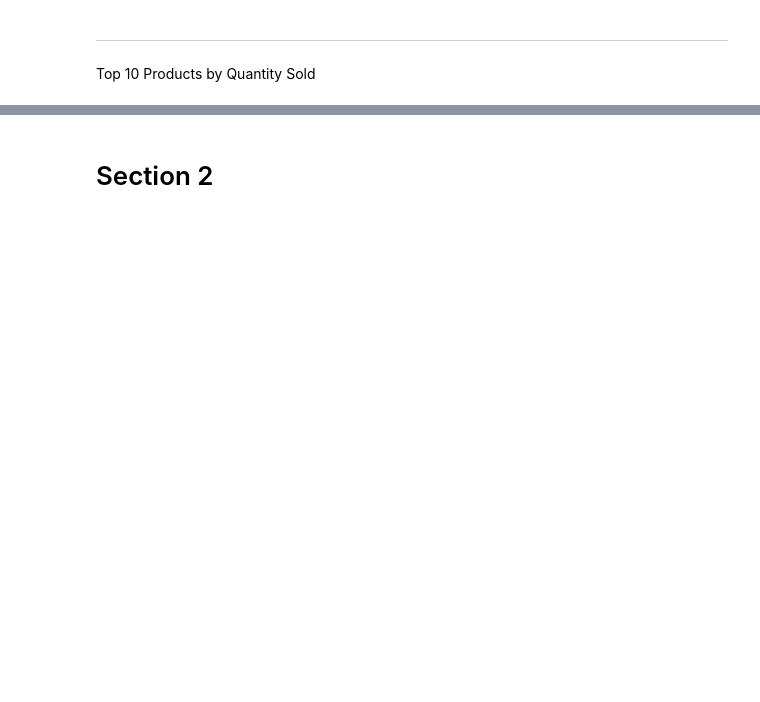
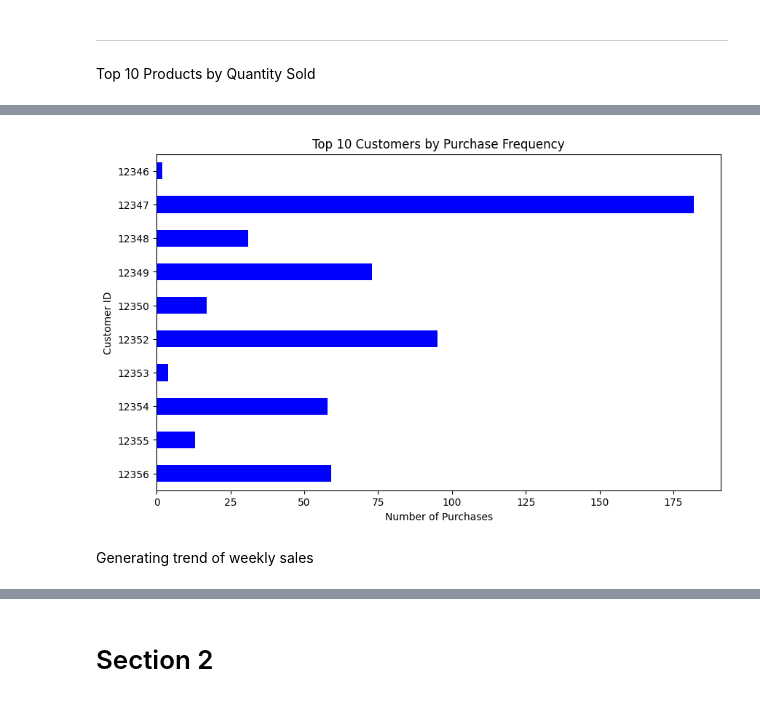
Before and after one commit to tanzilachand/project_tc, a Jupyter notebook: jupyter_notebooks/data_visualisation.ipynb, the cells around one changed output, grey strips where cells are left out. Saved outputs shown, nothing was run; the diff lists cells and outputs as text; code cells hidden in the pictures; blank space fills up the shorter version.

```diff
--- a/jupyter_notebooks/data_visualisation.ipynb
+++ b/jupyter_notebooks/data_visualisation.ipynb
@@ -158,0 +189,3 @@ Top 10 Products by Quantity Sold
+# %%
+customer_freq = df.groupby('CustomerID').size()
+customer_freq
@@ -158,0 +206,12 @@ Top 10 Products by Quantity Sold
+# %%
+plt.figure(figsize=(10,6))
+customer_freq.head(10).plot(kind='barh', color='blue')  # Top 10 customers
+plt.xlabel('Number of Purchases')
+plt.ylabel('Customer ID')
+plt.title('Top 10 Customers by Purchase Frequency')
+plt.gca().invert_yaxis()  # Highest value on top
+plt.show()
+# %% [output]
+[figure, added]
+# %% [markdown]
+Generating trend of weekly sales
```
Also changed, not shown: parts of 16 cells of this notebook.
